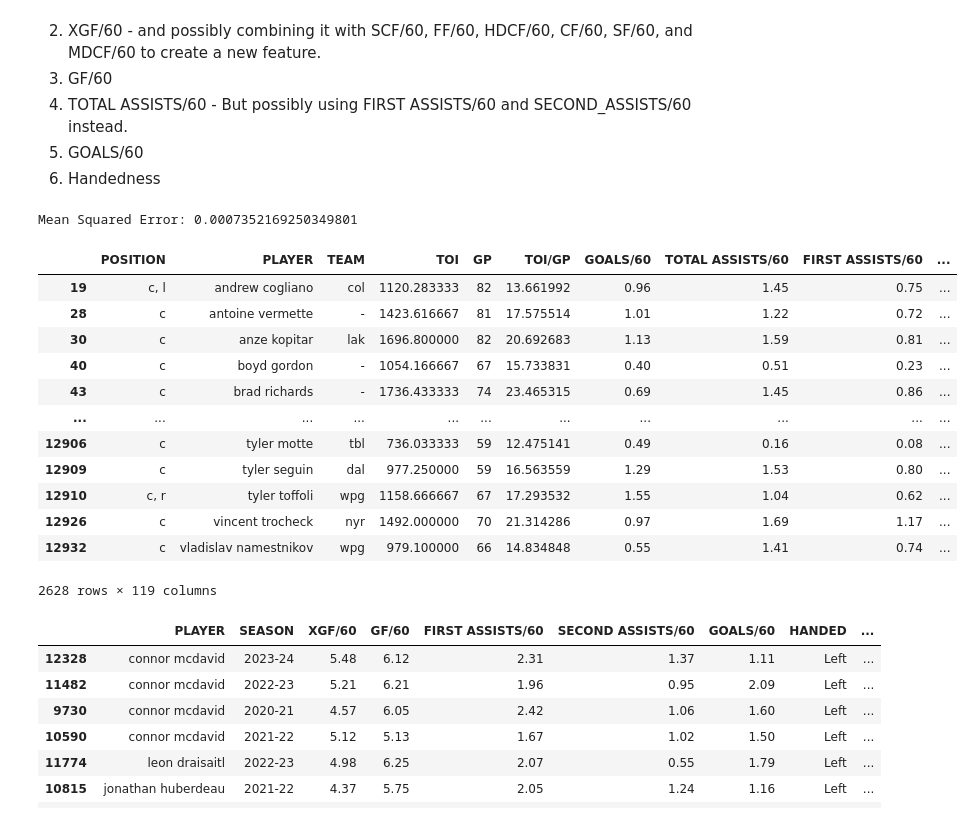
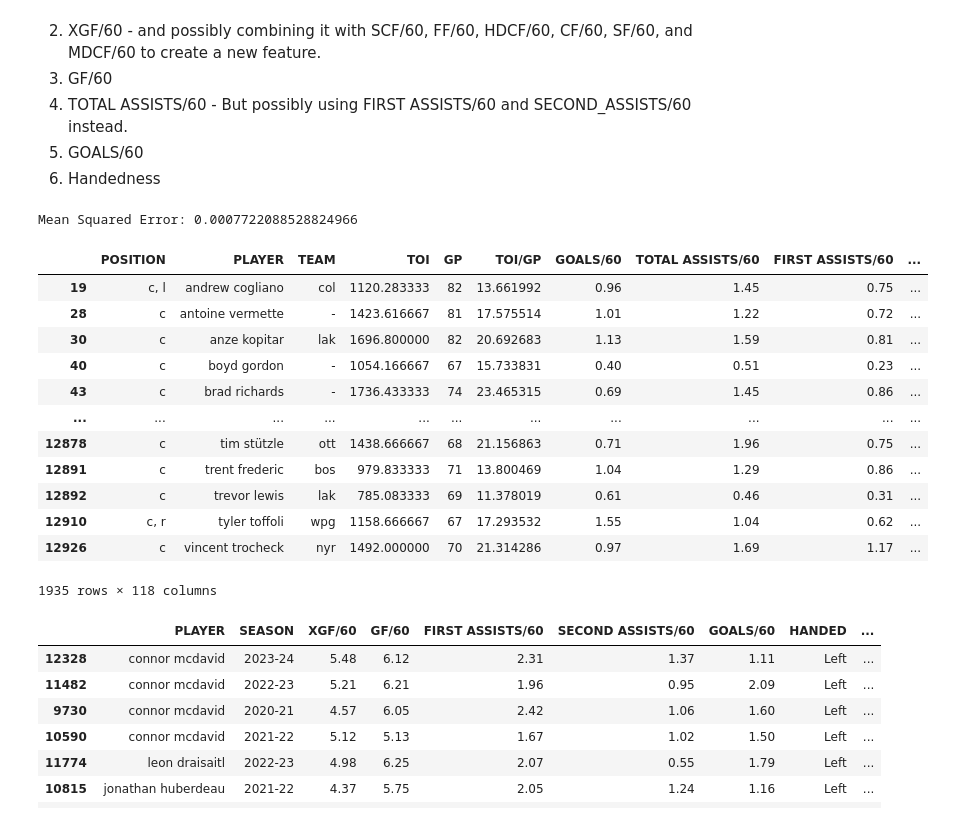
Before and after one commit to MichaelKuby/CMPT733_CapstoneProject_NHLPlayerValue, a Jupyter notebook: Hockey_Salary_Research/Script/5_ModelTraining/0_C_Model_Train.ipynb, the cells around one changed output. Cells and saved outputs as stored; diff of their text form; code cells hidden in the pictures.

```diff
--- a/Hockey_Salary_Research/Script/5_ModelTraining/0_C_Model_Train.ipynb
+++ b/Hockey_Salary_Research/Script/5_ModelTraining/0_C_Model_Train.ipynb
@@ -21,6 +21,6 @@ data = pd.read_csv(filepath)
 centers = data[data['POSITION'].isin(['c', 'c, l', 'c, r'])]
 
 # Select only players with 41 or more games played
-centers = centers[centers['GP'] >= 41]
+centers = centers[centers['GP'] >= 60]
 centers.shape
 # %% [output]
@@ -39,7 +39,7 @@ Recall that the EDA done revealed that we should try to use the following featur
 # %%
 # Select the features we want to use
 numerical_features = ['XGF/60', 'GF/60', 'FIRST ASSISTS/60', 'SECOND ASSISTS/60', 'GOALS/60'] # Removed TOI/GP
-categorical_features = ['HANDED'] # Removed HANDED
+categorical_features = ['HANDED']
 
 preprocessor = ColumnTransformer(
     transformers=[
@@ -63,34 +63,34 @@ y_pred = pipeline.predict(X_test)
 mse = mean_squared_error(y_test, y_pred)
 print(f'Mean Squared Error: {mse}')
 # %% [output]
-Mean Squared Error: 0.0007352169250349801
+Mean Squared Error: 0.0007722088528824966
 # %%
 # Create a feature column in Centers for the predicted salary
-centers['PREDICTED_SALARY_PERCENTAGE'] = pipeline.predict(centers)
+centers['PRED_SALARY_PERCENTAGE'] = pipeline.predict(centers)
 
 # Create a column for the actual predicted salary
-centers['PREDICTED_SALARY_CAP_AAV'] = centers['PREDICTED_SALARY_PERCENTAGE'] * centers['Y_SALARY_CAP']
+centers['PRED_SALARY_CAP_AAV'] = centers['PRED_SALARY_PERCENTAGE'] * centers['Y_SALARY_CAP']
 
-centers['PREDICTED_SALARY_CAP_AAV'] = centers['PREDICTED_SALARY_CAP_AAV'].astype(int)
+centers['PRED_SALARY_CAP_AAV'] = centers['PRED_SALARY_CAP_AAV'].astype(int)
 
 # Convert Predicted_salaray_cap_aav to $
-centers['PREDICTED_SALARY_CAP_AAV'] = centers['PREDICTED_SALARY_CAP_AAV'].map('${:,.0f}'.format)
+centers['PRED_SALARY_CAP_AAV'] = centers['PRED_SALARY_CAP_AAV'].map('${:,.0f}'.format)
 
 centers.head(-5)
 # %% [output]
 |  | POSITION | PLAYER | TEAM | TOI | GP | TOI/GP | GOALS/60 | TOTAL ASSISTS/60 | FIRST ASSISTS/60 | ... |
 | 19 | c, l | andrew cogliano | col | 1120.283333 | 82 | 13.661992 | 0.96 | 1.45 | 0.75 | ... |
 | 28 | c | antoine vermette | - | 1423.616667 | 81 | 17.575514 | 1.01 | 1.22 | 0.72 | ... |
 | 30 | c | anze kopitar | lak | 1696.800000 | 82 | 20.692683 | 1.13 | 1.59 | 0.81 | ... |
 | 40 | c | boyd gordon | - | 1054.166667 | 67 | 15.733831 | 0.40 | 0.51 | 0.23 | ... |
 | 43 | c | brad richards | - | 1736.433333 | 74 | 23.465315 | 0.69 | 1.45 | 0.86 | ... |
 | ... | ... | ... | ... | ... | ... | ... | ... | ... | ... | ... |
-| 12906 | c | tyler motte | tbl | 736.033333 | 59 | 12.475141 | 0.49 | 0.16 | 0.08 | ... |
-| 12909 | c | tyler seguin | dal | 977.250000 | 59 | 16.563559 | 1.29 | 1.53 | 0.80 | ... |
+| 12878 | c | tim stützle | ott | 1438.666667 | 68 | 21.156863 | 0.71 | 1.96 | 0.75 | ... |
+| 12891 | c | trent frederic | bos | 979.833333 | 71 | 13.800469 | 1.04 | 1.29 | 0.86 | ... |
+| 12892 | c | trevor lewis | lak | 785.083333 | 69 | 11.378019 | 0.61 | 0.46 | 0.31 | ... |
 | 12910 | c, r | tyler toffoli | wpg | 1158.666667 | 67 | 17.293532 | 1.55 | 1.04 | 0.62 | ... |
 | 12926 | c | vincent trocheck | nyr | 1492.000000 | 70 | 21.314286 | 0.97 | 1.69 | 1.17 | ... |
-| 12932 | c | vladislav namestnikov | wpg | 979.100000 | 66 | 14.834848 | 0.55 | 1.41 | 0.74 | ... |
-2628 rows × 119 columns
+1935 rows × 118 columns
 # %%
 # Select the top 5 centers by predicted salary
 top_centers = centers.sort_values(by='PREDICTED_SALARY_PERCENTAGE', ascending=False).head(15)
```
Also changed, not shown: parts of 1 cell of this notebook.
